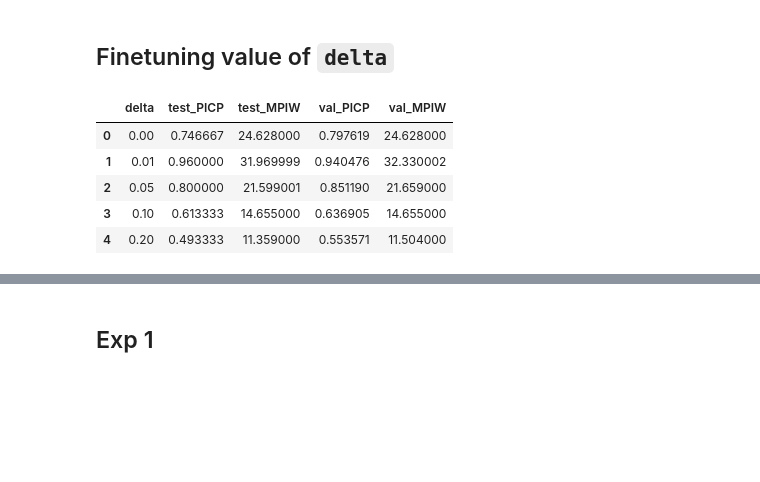
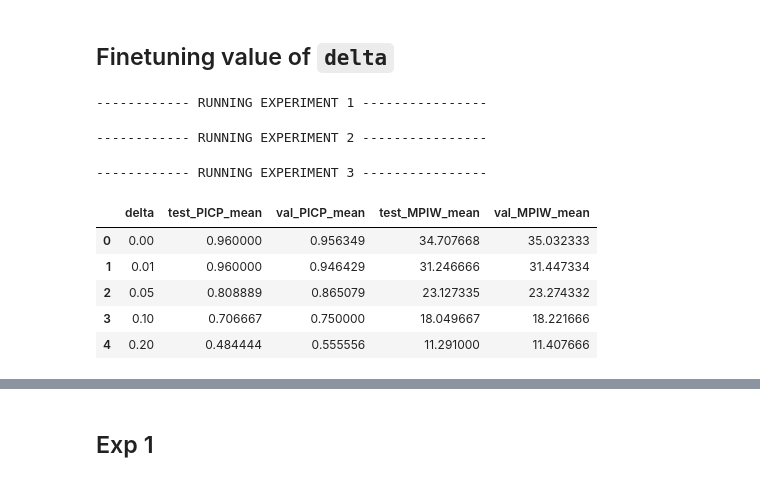
Before and after one commit to kshipra-jadav/major-2-experiments, a Jupyter notebook: code/tubeloss.ipynb, the cells around one changed output, grey strips where cells are left out. Saved outputs shown, nothing was run; the diff lists cells and outputs as text; code cells hidden in the pictures; blank space fills up the shorter version.

```diff
--- a/code/tubeloss.ipynb
+++ b/code/tubeloss.ipynb
@@ -144,54 +221,52 @@ df
 # %%
 from model_experiments import PredictionIntervalWithTubeLoss
 from tensorflow import keras
-model = keras.Sequential([
-    keras.Input(shape=(len(X_cols), )),
-    keras.layers.Dense(8, activation='relu', kernel_initializer=keras.initializers.RandomNormal(mean=0.0, stddev=0.2)),
-    keras.layers.Dense(4, activation='relu', kernel_initializer=keras.initializers.RandomNormal(mean=0.0, stddev=0.2)),
-    keras.layers.Dense(2, activation='linear',
-                kernel_initializer=keras.initializers.RandomNormal(mean=0.0, stddev=0.3),
-                bias_initializer=keras.initializers.Constant(value=[-3,3]))
+model = tf.keras.Sequential([
+    # Input layer
+    tf.keras.Input(shape=(len(X_cols), )),
+    tf.keras.layers.Dense(16, activation='relu'),
+    tf.keras.layers.Dropout(0.09),
+    tf.keras.layers.Dense(8, activation='relu'),
+    tf.keras.layers.Dropout(0.09),
+    tf.keras.layers.Dense(2)
 ])
 
 
 delta_vals = [0, 0.01, 0.05, 0.1, 0.2]
-delta_results = dict()
+combined_results = []
 
-for delta in delta_vals:
-    lr_schedule = tf.keras.optimizers.schedules.ExponentialDecay(
-        initial_learning_rate=0.02,
-        decay_steps=10000,
-        decay_rate=0.01)
-    opt = tf.keras.optimizers.Adam(learning_rate=lr_schedule)
+for i in range(NUM_EXPERIMENTS):
+    print(f"\n------------ RUNNING EXPERIMENT {i+1} ----------------\n")
+    delta_results = dict()
+    for delta in delta_vals:
+        lr_schedule = tf.keras.optimizers.schedules.ExponentialDecay(
+            initial_learning_rate=0.02,
+            decay_steps=10000,
+            decay_rate=0.01)
+        opt = tf.keras.optimizers.Adam(learning_rate=lr_schedule)
 
-    param_string = model_to_string(model)
+        param_string = model_to_string(model)
 
-    pi = PredictionIntervalWithTubeLoss(combined, X_cols, y_col[0], satellite='EOS+Sentinel', r=0.5, delta=delta)
+        pi = PredictionIntervalWithTubeLoss(combined, X_cols, y_col[0], satellite='EOS+Sentinel', r=0.3, delta=delta)
 
-    results = pi.run_experiment(model=model, optimizer=opt, epochs=500,
-                                model_param_string=param_string, plot_losses=False, plot_interval=False,
-                                return_preds=True)
+        results = pi.run_experiment(model=model, optimizer=opt, epochs=500,
+                                    model_param_string=param_string, plot_losses=False, plot_interval=False,
+                                    return_preds=True)
 
-    delta_results[delta] = results
+        delta_results[delta] = results
+    combined_results.append(delta_results)
+# %% [output]
+------------ RUNNING EXPERIMENT 1 ----------------
+------------ RUNNING EXPERIMENT 2 ----------------
+------------ RUNNING EXPERIMENT 3 ----------------
 # %%
-import pandas as pd
-
-df = pd.DataFrame([
-    {
-        "delta": delta,
-        "test_PICP": vals["test_results"]["PICP"],
-        "test_MPIW": vals["test_results"]["MPIW"],
-        "val_PICP": vals["val_results"]["PICP"],
-        "val_MPIW": vals["val_results"]["MPIW"],
-    }
-    for delta, vals in delta_results.items()
-])
-
-df
+aggegated_metrics_delta, all_metrics_delta = process_experiment_results("delta", combined_results)
-# %% [output]
-|  | delta | test_PICP | test_MPIW | val_PICP | val_MPIW |
-| 0 | 0.00 | 0.746667 | 24.628000 | 0.797619 | 24.628000 |
-| 1 | 0.01 | 0.960000 | 31.969999 | 0.940476 | 32.330002 |
-| 2 | 0.05 | 0.800000 | 21.599001 | 0.851190 | 21.659000 |
-| 3 | 0.10 | 0.613333 | 14.655000 | 0.636905 | 14.655000 |
-| 4 | 0.20 | 0.493333 | 11.359000 | 0.553571 | 11.504000 |
+# %%
+aggegated_metrics_delta
+# %% [output]
+|  | delta | test_PICP_mean | val_PICP_mean | test_MPIW_mean | val_MPIW_mean |
+| 0 | 0.00 | 0.960000 | 0.956349 | 34.707668 | 35.032333 |
+| 1 | 0.01 | 0.960000 | 0.946429 | 31.246666 | 31.447334 |
+| 2 | 0.05 | 0.808889 | 0.865079 | 23.127335 | 23.274332 |
+| 3 | 0.10 | 0.706667 | 0.750000 | 18.049667 | 18.221666 |
+| 4 | 0.20 | 0.484444 | 0.555556 | 11.291000 | 11.407666 |
```
Also changed, not shown: parts of 9 cells of this notebook, 3 other files.
